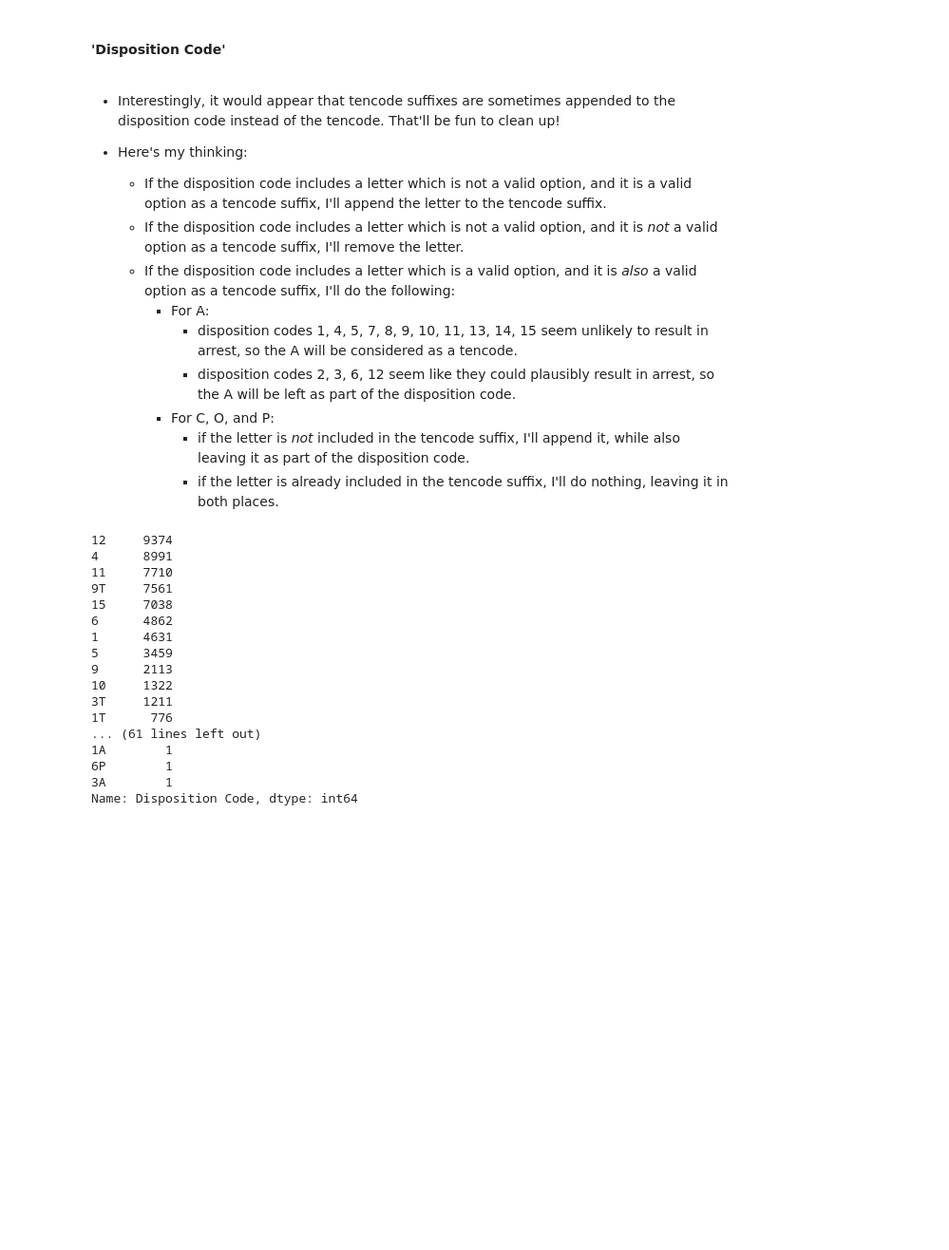
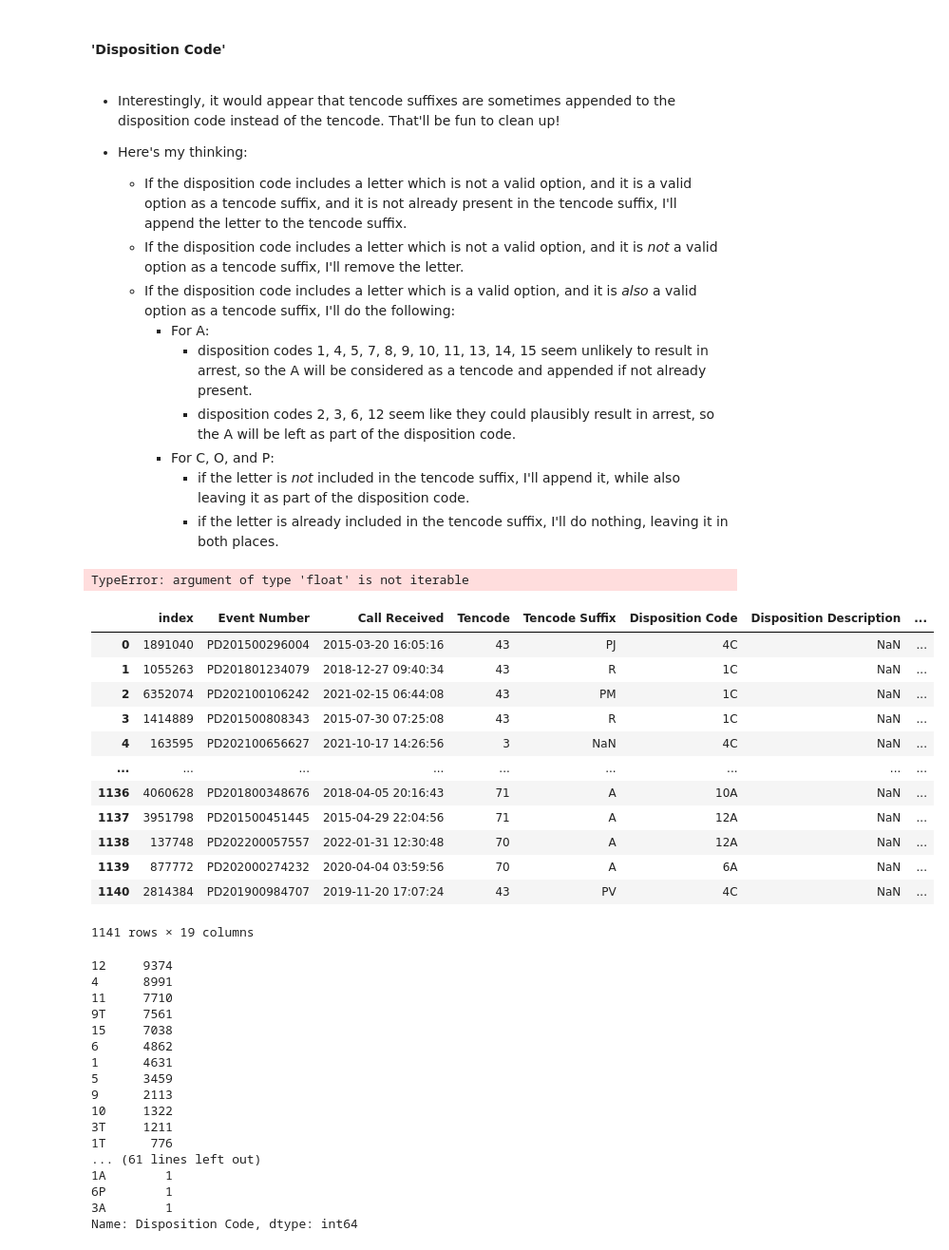
Before and after one commit to JacobTews/nash_police, a Jupyter notebook: process.ipynb, the cells around one changed output. Shown at 95% size. Drawn from its saved outputs; the diff is of its cells as text; code cells hidden in the pictures; blank space fills up the shorter version.

Commit message:
still working on cleaning the disposition code!

```diff
--- a/process.ipynb
+++ b/process.ipynb
@@ -241,11 +241,11 @@ samp_df = samp_df.drop('Tencode Suffix Description', axis=1)
 * Interestingly, it would appear that tencode suffixes are sometimes appended to the disposition code instead of the tencode. That'll be fun to clean up!
 
 * Here's my thinking:
-    * If the disposition code includes a letter which is not a valid option, and it is a valid option as a tencode suffix, I'll append the letter to the tencode suffix.
+    * If the disposition code includes a letter which is not a valid option, and it is a valid option as a tencode suffix, and it is not already present in the tencode suffix, I'll append the letter to the tencode suffix.
     * If the disposition code includes a letter which is not a valid option, and it is *not* a valid option as a tencode suffix, I'll remove the letter.
     * If the disposition code includes a letter which is a valid option, and it is *also* a valid option as a tencode suffix, I'll do the following:
         * For A:
-            * disposition codes 1, 4, 5, 7, 8, 9, 10, 11, 13, 14, 15 seem unlikely to result in arrest, so the A will be considered as a tencode.
+            * disposition codes 1, 4, 5, 7, 8, 9, 10, 11, 13, 14, 15 seem unlikely to result in arrest, so the A will be considered as a tencode and appended if not already present.
             * disposition codes 2, 3, 6, 12 seem like they could plausibly result in arrest, so the A will be left as part of the disposition code.
         * For C, O, and P:
             * if the letter is *not* included in the tencode suffix, I'll append it, while also leaving it as part of the disposition code.
@@ -253,3 +283,25 @@ samp_df = samp_df.drop('Tencode Suffix Description', axis=1)
+# %%
+clean_dispo = ambig_df.apply(disposition_code_clean, axis=1)
+# %% [output]
+TypeError: argument of type 'float' is not iterable
+# %%
+ambig_df.reset_index(inplace=True)
+# %%
+ambig_df
+# %% [output]
+|  | index | Event Number | Call Received | Tencode | Tencode Suffix | Disposition Code | Disposition Description | ... |
+| 0 | 1891040 | PD201500296004 | 2015-03-20 16:05:16 | 43 | PJ | 4C | NaN | ... |
+| 1 | 1055263 | PD201801234079 | 2018-12-27 09:40:34 | 43 | R | 1C | NaN | ... |
+| 2 | 6352074 | PD202100106242 | 2021-02-15 06:44:08 | 43 | PM | 1C | NaN | ... |
+| 3 | 1414889 | PD201500808343 | 2015-07-30 07:25:08 | 43 | R | 1C | NaN | ... |
+| 4 | 163595 | PD202100656627 | 2021-10-17 14:26:56 | 3 | NaN | 4C | NaN | ... |
+| ... | ... | ... | ... | ... | ... | ... | ... | ... |
+| 1136 | 4060628 | PD201800348676 | 2018-04-05 20:16:43 | 71 | A | 10A | NaN | ... |
+| 1137 | 3951798 | PD201500451445 | 2015-04-29 22:04:56 | 71 | A | 12A | NaN | ... |
+| 1138 | 137748 | PD202200057557 | 2022-01-31 12:30:48 | 70 | A | 12A | NaN | ... |
+| 1139 | 877772 | PD202000274232 | 2020-04-04 03:59:56 | 70 | A | 6A | NaN | ... |
+| 1140 | 2814384 | PD201900984707 | 2019-11-20 17:07:24 | 43 | PV | 4C | NaN | ... |
+1141 rows × 19 columns
 # %%
 pd.set_option("display.max_rows", 100)
 # %%
```
Also changed, not shown: parts of 4 cells of this notebook.
